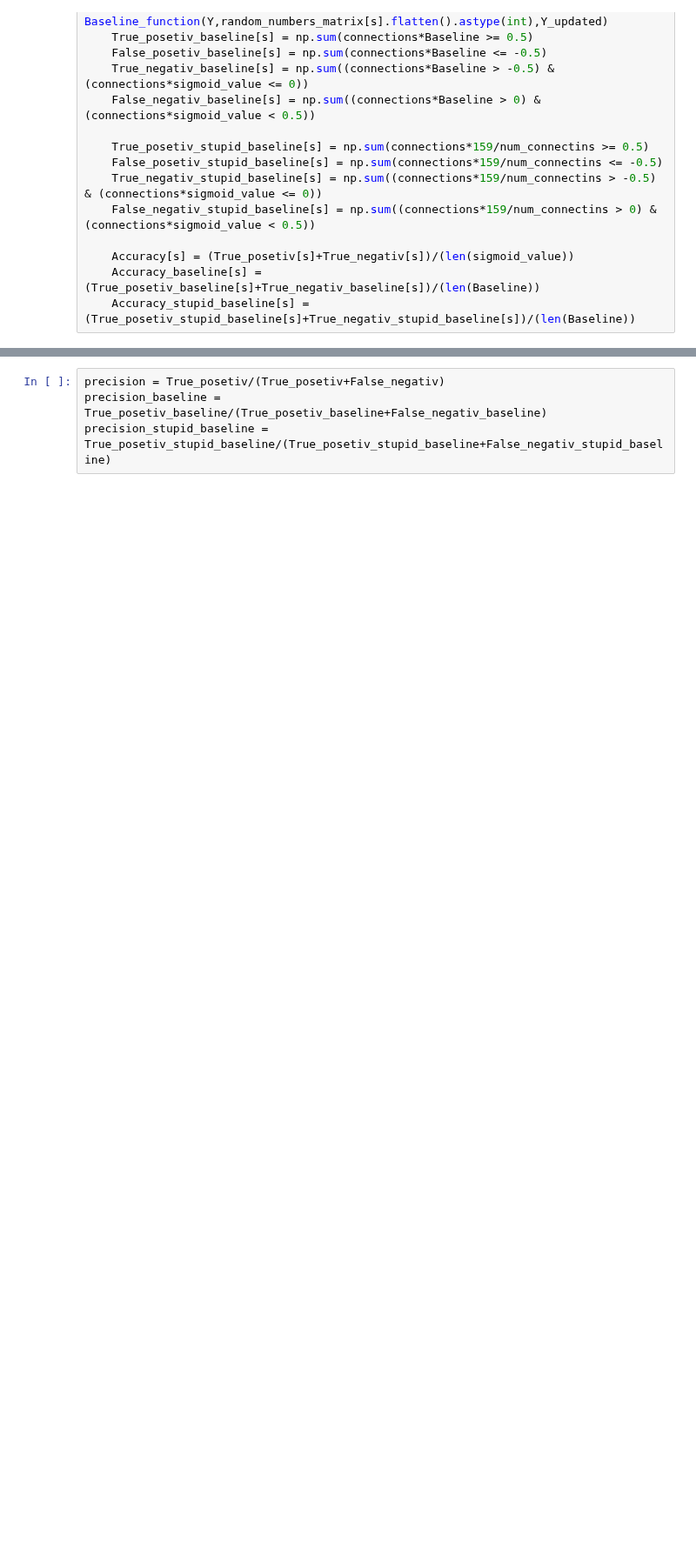
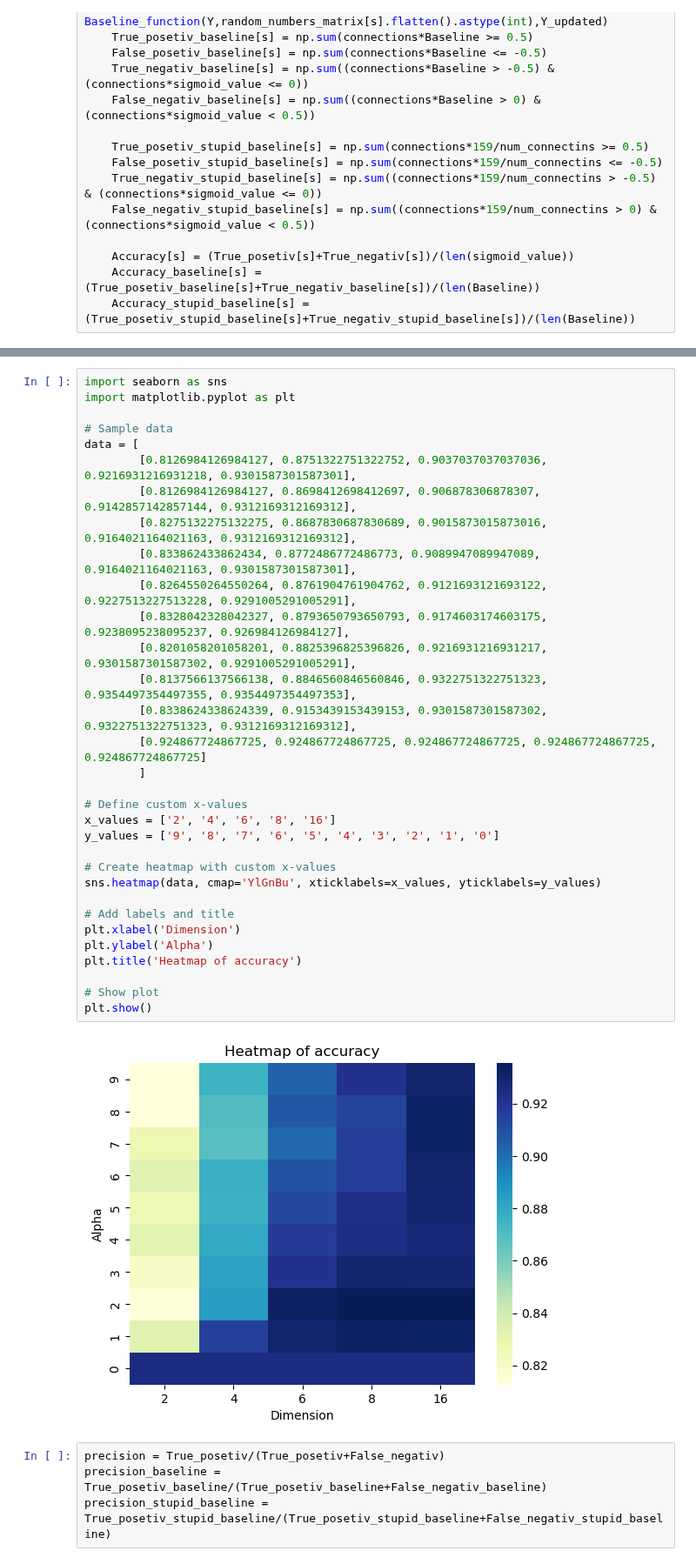
Before and after one commit to SigneDjernis/Latent_Distance_Models, a Jupyter notebook: Dolphins dataset/Dolphins_test.ipynb, the cells around one changed output, grey strips where cells are left out. Shown at 87% size. Saved outputs shown, nothing was run; the diff lists cells and outputs as text; blank space fills up the shorter version.

```diff
--- a/Dolphins dataset/Dolphins_test.ipynb
+++ b/Dolphins dataset/Dolphins_test.ipynb
@@ -89,3 +116,37 @@ for s in range(len(random_numbers_matrix)):
+# %%
+import seaborn as sns
+import matplotlib.pyplot as plt
+
+# Sample data
+data = [
+        [0.8126984126984127, 0.8751322751322752, 0.9037037037037036, 0.9216931216931218, 0.9301587301587301],
+        [0.8126984126984127, 0.8698412698412697, 0.906878306878307, 0.9142857142857144, 0.9312169312169312],
+        [0.8275132275132275, 0.8687830687830689, 0.9015873015873016, 0.9164021164021163, 0.9312169312169312],
+        [0.833862433862434, 0.8772486772486773, 0.9089947089947089, 0.9164021164021163, 0.9301587301587301],
+        [0.8264550264550264, 0.8761904761904762, 0.9121693121693122, 0.9227513227513228, 0.9291005291005291],
+        [0.8328042328042327, 0.8793650793650793, 0.9174603174603175, 0.9238095238095237, 0.926984126984127],
+        [0.8201058201058201, 0.8825396825396826, 0.9216931216931217, 0.9301587301587302, 0.9291005291005291],
+        [0.8137566137566138, 0.8846560846560846, 0.9322751322751323, 0.9354497354497355, 0.9354497354497353],
+        [0.8338624338624339, 0.9153439153439153, 0.9301587301587302, 0.9322751322751323, 0.9312169312169312],
+        [0.924867724867725, 0.924867724867725, 0.924867724867725, 0.924867724867725, 0.924867724867725]
+        ]
+
+# Define custom x-values
+x_values = ['2', '4', '6', '8', '16']
+y_values = ['9', '8', '7', '6', '5', '4', '3', '2', '1', '0']
+
+# Create heatmap with custom x-values
+sns.heatmap(data, cmap='YlGnBu', xticklabels=x_values, yticklabels=y_values)
+
+# Add labels and title
+plt.xlabel('Dimension')
+plt.ylabel('Alpha')
+plt.title('Heatmap of accuracy')
+
+# Show plot
+plt.show()
+# %% [output]
+[figure, added]
 # %%
 precision = True_posetiv/(True_posetiv+False_negativ)
 precision_baseline = True_posetiv_baseline/(True_posetiv_baseline+False_negativ_baseline)
```
Also changed, not shown: parts of 6 cells of this notebook, 2 other files.
